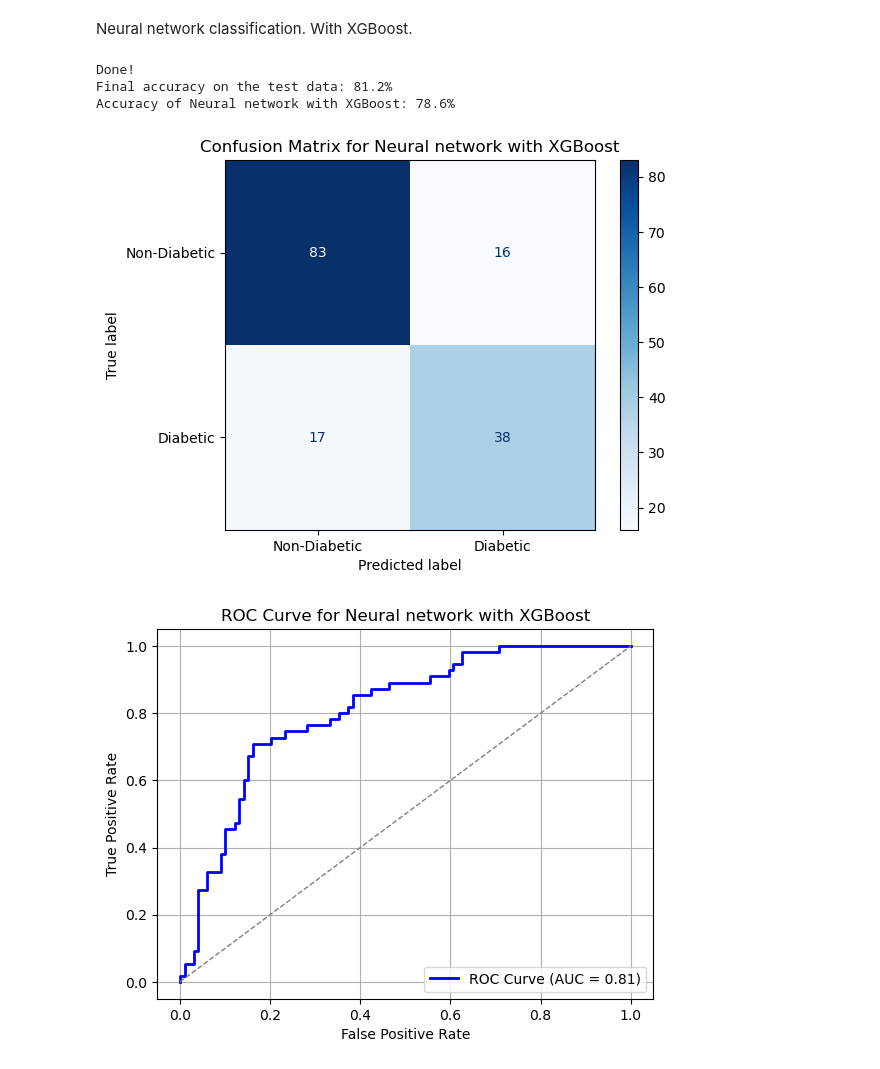
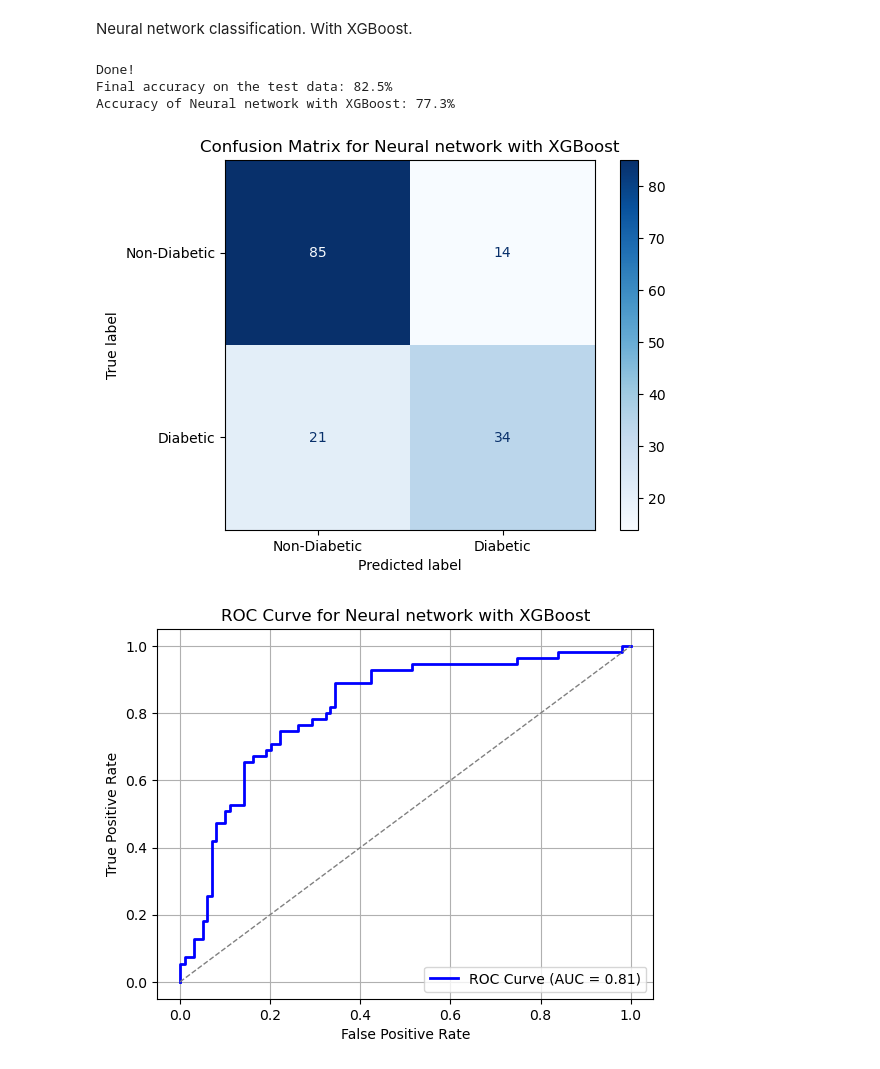
Before and after one commit to sphia-g/ML24UiO, a Jupyter notebook: Project3/Sourcecode/neural_network_with_XGBoost.ipynb, the cells around one changed output. Cells and saved outputs as stored; diff of their text form; code cells hidden in the pictures.

```diff
--- a/Project3/Sourcecode/neural_network_with_XGBoost.ipynb
+++ b/Project3/Sourcecode/neural_network_with_XGBoost.ipynb
@@ -47,11 +47,12 @@ class NeuralNet(nn.Module):
         self.fc3 = nn.Linear(hidden_size2, hidden_size3)
         self.output = nn.Linear(hidden_size3, output_size)
         self.ReLU = nn.ReLU()
+        self.sigmoid = nn.Sigmoid()
         self.leakyrelu = nn.LeakyReLU()
 
     def forward(self, x, return_features=False):
         x = self.ReLU(self.fc1(x))  # First hidden layer
-        x = self.ReLU(self.fc2(x))
+        x = self.sigmoid(self.fc2(x))
         x = self.ReLU(self.fc3(x))
         features = x  # Want to extract this for XGBoost before classification
         x = self.leakyrelu(self.output(x))  # Output layer
@@ -139,34 +140,34 @@ xgb_model.fit(train_features_np, y_train)
 xgb_predictions = xgb_model.predict(test_features_np)
 
 # Accuracy of the XGBoost model
 xgb_accuracy = accuracy_score(y_test, xgb_predictions)
 print(f"Accuracy of Neural network with XGBoost: {100 * (xgb_accuracy):>0.1f}%")
 
 # Generate and plot the confusion matrix for XGBoost
 xgb_conf_matrix = confusion_matrix(y_test, xgb_predictions)
 xgb_disp = ConfusionMatrixDisplay(confusion_matrix=xgb_conf_matrix, display_labels=['Non-Diabetic', 'Diabetic'])
 xgb_disp.plot(cmap='Blues')
 plt.title("Confusion Matrix for Neural network with XGBoost")
 plt.show()
 
 # ROC AUC Plot for XGBoost
 xgb_pred_prob = xgb_model.predict_proba(test_features_np)[:, 1]
 xgb_fpr, xgb_tpr, _ = roc_curve(y_test, xgb_pred_prob)
 xgb_roc_auc = auc(xgb_fpr, xgb_tpr)
 
 # Plot the ROC curve for XGBoost
 plt.figure()
 plt.plot(xgb_fpr, xgb_tpr, color='blue', lw=2, label=f"ROC Curve (AUC = {xgb_roc_auc:.2f})")
 plt.plot([0, 1], [0, 1], color='gray', lw=1, linestyle='--')  # Random guess line
 plt.xlabel("False Positive Rate")
 plt.ylabel("True Positive Rate")
 plt.title("ROC Curve for Neural network with XGBoost")
 plt.legend(loc="lower right")
 plt.grid()
 plt.show()
 # %% [output]
 Done!
-Final accuracy on the test data: 81.2%
-Accuracy of Neural network with XGBoost: 78.6%
+Final accuracy on the test data: 82.5%
+Accuracy of Neural network with XGBoost: 77.3%
-[figure, old version]
+[figure, new version]
-[figure, old version]
+[figure, new version]
```
Also changed, not shown: 9 other files.
